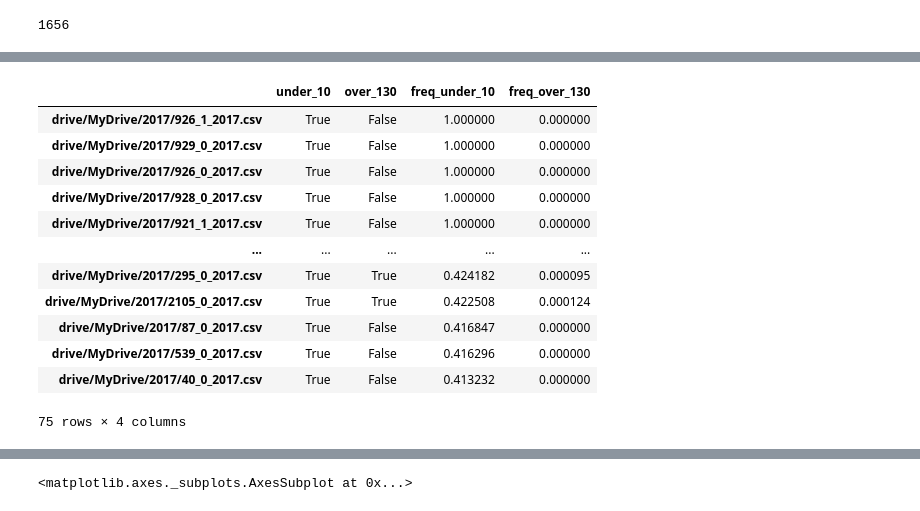
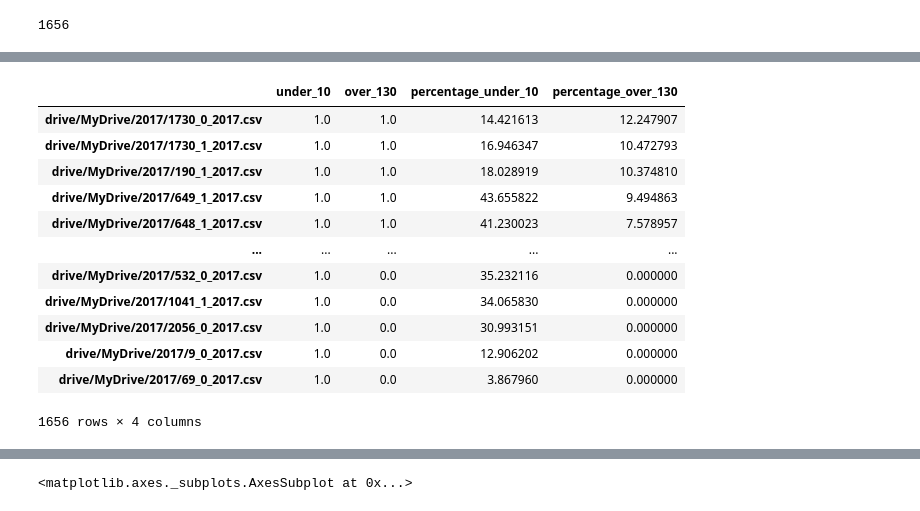
Before and after one commit to u-t-k-a-n/Detection-of-Similar-Points-in-Traffic-Characteristics, a Jupyter notebook: Ara_Proje.ipynb, the cells around one changed output, grey strips where cells are left out. Saved outputs shown, nothing was run; the diff lists cells and outputs as text; code cells hidden in the pictures.

```diff
--- a/Ara_Proje.ipynb
+++ b/Ara_Proje.ipynb
@@ -51,2 +71,3 @@ frequency_under_10
 # %%
-df = pd.read_csv(files[1])
+df = pd.read_csv(files[0])
+len_file = len(df)
@@ -59,2 +74,9 @@ len_file = len(df)
-# %%
-file_info = pd.DataFrame(columns=["under_10","over_130","freq_under_10","freq_over_130"])
+# %%
+for i in range(len_files):
+  df = pd.read_csv(files[i])
+  file_info.loc[files[i]] = [1 if df["1"].min() < 10 else 0,
+                        1 if df["1"].max() > 130 else 0,
+                        (len(df["1"][df["1"] < 10]) / len_file) *100,
+                        (len(df["1"][df["1"] > 130]) / len_file) *100]
+
+  print("i: ",i)
@@ -65,9 +128,0 @@ file_info
-# %%
-for i in range(len_files):
-  df = pd.read_csv(files[i])
-  file_info.loc[files[i]] = [df["1"].min() < 10,
-                        df["1"].max() > 130,
-                        len(df["1"][df["1"] < 10]) / len_file,
-                        len(df["1"][df["1"] > 130]) / len_file]
-
-  print("i: ",i)
@@ -86,16 +167,16 @@ file_info.describe()
 # %%
-file_info.sort_values("freq_under_10",ascending=False)[:75]
+file_info.sort_values("percentage_over_130",ascending=False)
 # %% [output]
-|  | under_10 | over_130 | freq_under_10 | freq_over_130 |
-| drive/MyDrive/2017/926_1_2017.csv | True | False | 1.000000 | 0.000000 |
-| drive/MyDrive/2017/929_0_2017.csv | True | False | 1.000000 | 0.000000 |
-| drive/MyDrive/2017/926_0_2017.csv | True | False | 1.000000 | 0.000000 |
-| drive/MyDrive/2017/928_0_2017.csv | True | False | 1.000000 | 0.000000 |
-| drive/MyDrive/2017/921_1_2017.csv | True | False | 1.000000 | 0.000000 |
+|  | under_10 | over_130 | percentage_under_10 | percentage_over_130 |
+| drive/MyDrive/2017/1730_0_2017.csv | 1.0 | 1.0 | 14.421613 | 12.247907 |
+| drive/MyDrive/2017/1730_1_2017.csv | 1.0 | 1.0 | 16.946347 | 10.472793 |
+| drive/MyDrive/2017/190_1_2017.csv | 1.0 | 1.0 | 18.028919 | 10.374810 |
+| drive/MyDrive/2017/649_1_2017.csv | 1.0 | 1.0 | 43.655822 | 9.494863 |
+| drive/MyDrive/2017/648_1_2017.csv | 1.0 | 1.0 | 41.230023 | 7.578957 |
 | ... | ... | ... | ... | ... |
-| drive/MyDrive/2017/295_0_2017.csv | True | True | 0.424182 | 0.000095 |
-| drive/MyDrive/2017/2105_0_2017.csv | True | True | 0.422508 | 0.000124 |
-| drive/MyDrive/2017/87_0_2017.csv | True | False | 0.416847 | 0.000000 |
-| drive/MyDrive/2017/539_0_2017.csv | True | False | 0.416296 | 0.000000 |
-| drive/MyDrive/2017/40_0_2017.csv | True | False | 0.413232 | 0.000000 |
+| drive/MyDrive/2017/532_0_2017.csv | 1.0 | 0.0 | 35.232116 | 0.000000 |
+| drive/MyDrive/2017/1041_1_2017.csv | 1.0 | 0.0 | 34.065830 | 0.000000 |
+| drive/MyDrive/2017/2056_0_2017.csv | 1.0 | 0.0 | 30.993151 | 0.000000 |
+| drive/MyDrive/2017/9_0_2017.csv | 1.0 | 0.0 | 12.906202 | 0.000000 |
+| drive/MyDrive/2017/69_0_2017.csv | 1.0 | 0.0 | 3.867960 | 0.000000 |
-75 rows × 4 columns
+1656 rows × 4 columns
```
Also changed, not shown: parts of 17 cells of this notebook.
